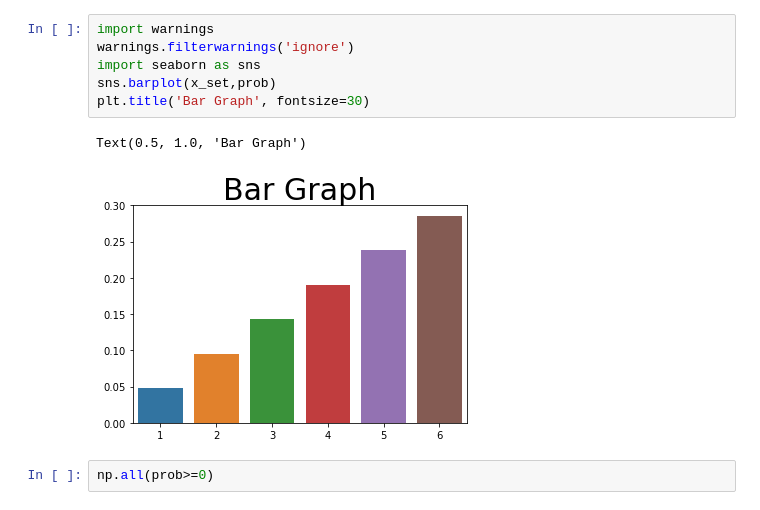
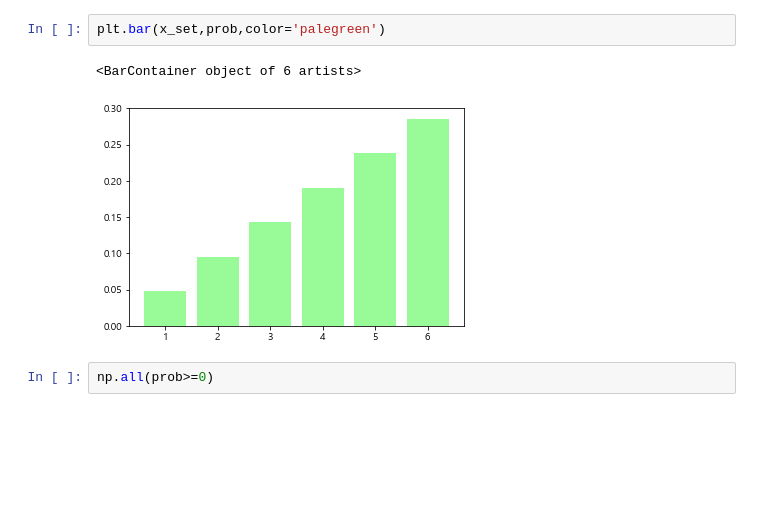
Before and after one commit to HyeonuJeong/Mycakd5, a Jupyter notebook: m3_통계/stat3.ipynb, the cells around one changed output. Cells and saved outputs as stored; diff of their text form; blank space fills up the shorter version.

```diff
--- a/m3_통계/stat3.ipynb
+++ b/m3_통계/stat3.ipynb
@@ -36,12 +27,8 @@ plt.show()
-# %%
-import warnings
-warnings.filterwarnings('ignore')
-import seaborn as sns
-sns.barplot(x_set,prob)
-plt.title('Bar Graph', fontsize=30)
-# %% [output]
-Text(0.5, 1.0, 'Bar Graph')
-[figure, removed]
+# %%
+plt.bar(x_set,prob,color='palegreen')
+# %% [output]
+<BarContainer object of 6 artists>
+[figure, added]
 # %%
 np.all(prob>=0)
 # %% [output]
```
Also changed, not shown: parts of 154 cells of this notebook, 4 other files.
